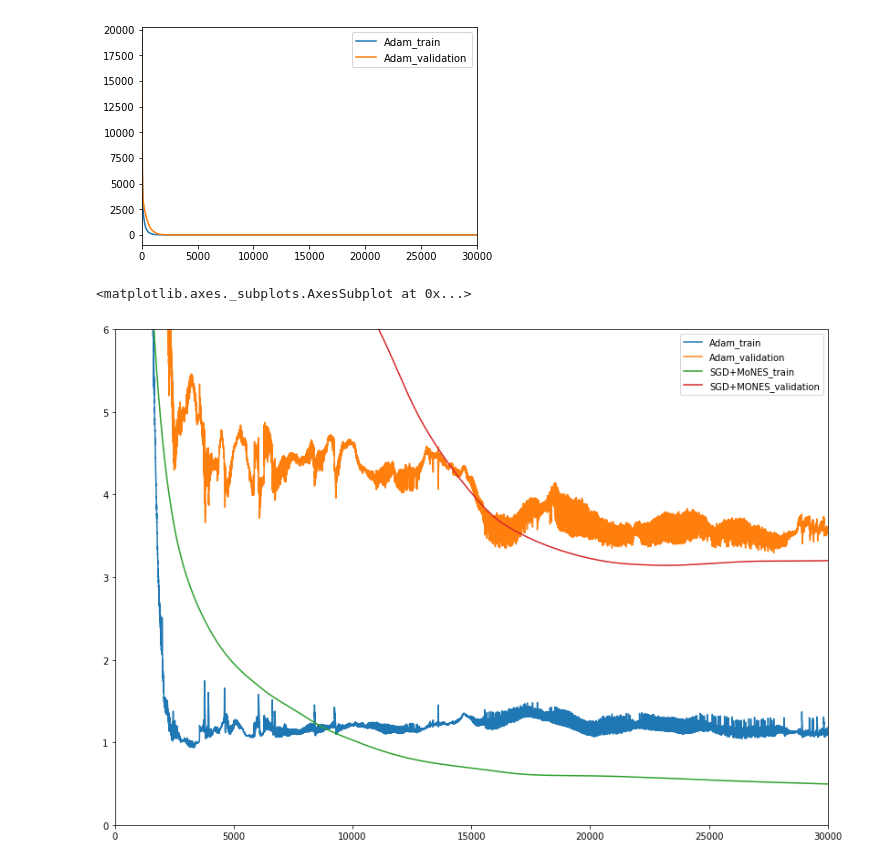
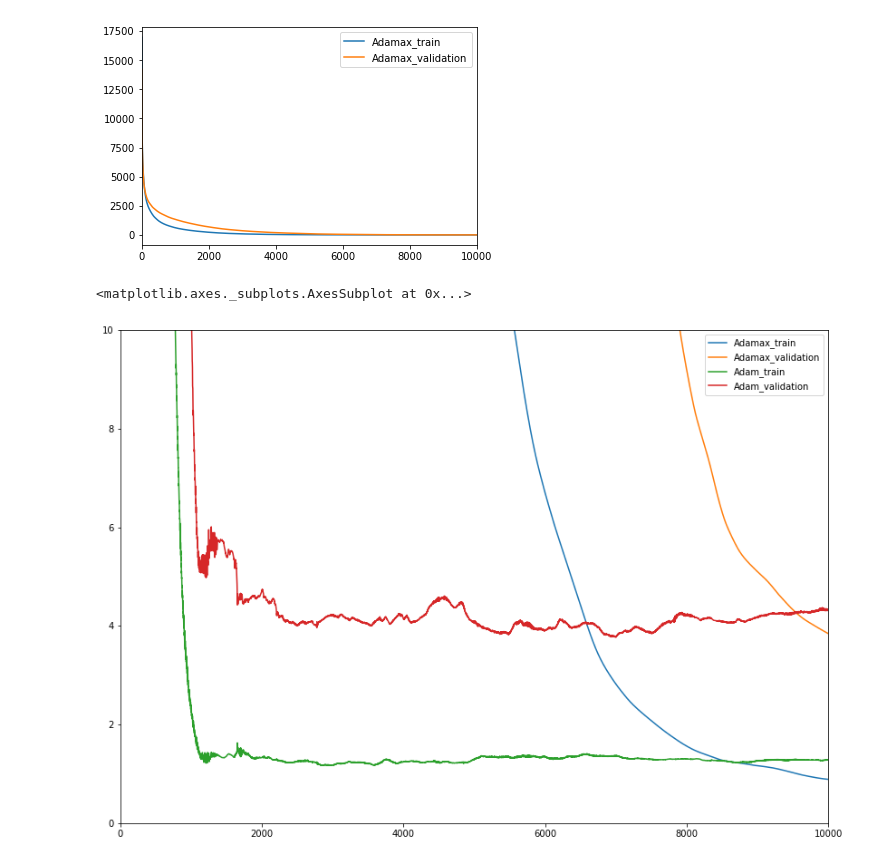
Before and after one commit to lilanpei/Monks, a Jupyter notebook: UsedFiles/Notebooks/FinalModelsPlots.ipynb, the cells around one changed output. Cells and saved outputs as stored; diff of their text form; code cells hidden in the pictures.

Commit message:
fixed an error in adamax

```diff
--- a/UsedFiles/Notebooks/FinalModelsPlots.ipynb
+++ b/UsedFiles/Notebooks/FinalModelsPlots.ipynb
@@ -19,7 +19,7 @@ def plotACurve(filename):
     plt.ylabel('MSE')
     plt.show()
 # %%
-fileNames=['100.txt','1000.txt','10000.txt','100000.txt','adam.txt']#['500t100adam100_lr0.001_reg0.001.txt','500t100adamax100_lr0.001_reg0.001.txt']
+fileNames=['adam.txt','adamax.txt']
 #['seed_1100_lr0.001_reg0.001.txt','seed_73100_lr0.001_reg0.001.txt','seed_40100_lr0.001_reg0.001.txt','seed_4100_lr0.001_reg0.001.txt','seed_2100_lr0.001_reg0.001.txt','seed_15100_lr0.001_reg0.001.txt']
 #['BS50_30kepochs_mo0.5_100_final_sgdnestrov_hdn100_lr0.001_reg0.001.txt','BS50_30kepochs_100_final_adam_hdn100_lr0.001_reg0.001.txt']
 #['encog.txt','Resilient_40kitr_mo0.5_100_final_sgdnestrov_hdn100_lr0.001_reg0.001.txt','5kitr_mo0.5_100_final_sgdnestrov_hdn100_lr0.001_reg0.001.txt','noResilient_40kitr_mo0.5_100_final_sgdnestrov_hdn100_lr0.001_reg0.001.txt','100kitr_mo0.5_100_final_sgdnestrov_hdn100_lr0.005_reg0.001.txt','standardized_adam_hdn100_lr0.001_reg0.001.txt','standardized_adam_hdn80_lr0.001_reg0.001.txt','standardized_sgdnestrov_hdn100_lr0.005_reg0.001.txt','80_final_standardized_sgdNOnestrov_hdn80_lr0.01_reg0.001.txt','100kitrmo0.5_80_final_standardized_sgdNOnestrov_hdn80_lr0.01_reg0.001.txt','100_100kIteradm_hdn100_lr0.001_reg0.001.txt']
@@ -35,16 +32,16 @@ for f in fileNames:
 # %%
 padam = pd.read_csv(mainDir+fileNames[1],header=None,usecols=[0,1])
-padam.columns=['Adam_train','Adam_validation']
+padam.columns=['Adamax_train','Adamax_validation']
 # %%
 psgd = pd.read_csv(mainDir+fileNames[0],header=None,usecols=[0,1])
-psgd.columns=['SGD+MoNES_train','SGD+MONES_validation']
+psgd.columns=['Adam_train','Adam_validation']
 # %%
 ax = padam.plot()
 # %% [output]
-[figure, old version]
+[figure, new version]
 # %%
-ax = padam.plot(figsize=(14,10),ylim=[0,6])
+ax = padam.plot(figsize=(14,10),ylim=[0,10])
 psgd.plot(ax=ax)
 # %% [output]
 <matplotlib.axes._subplots.AxesSubplot at 0x...>
-[figure, old version]
+[figure, new version]
```
Also changed, not shown: parts of 2 cells of this notebook, 3 other files.
